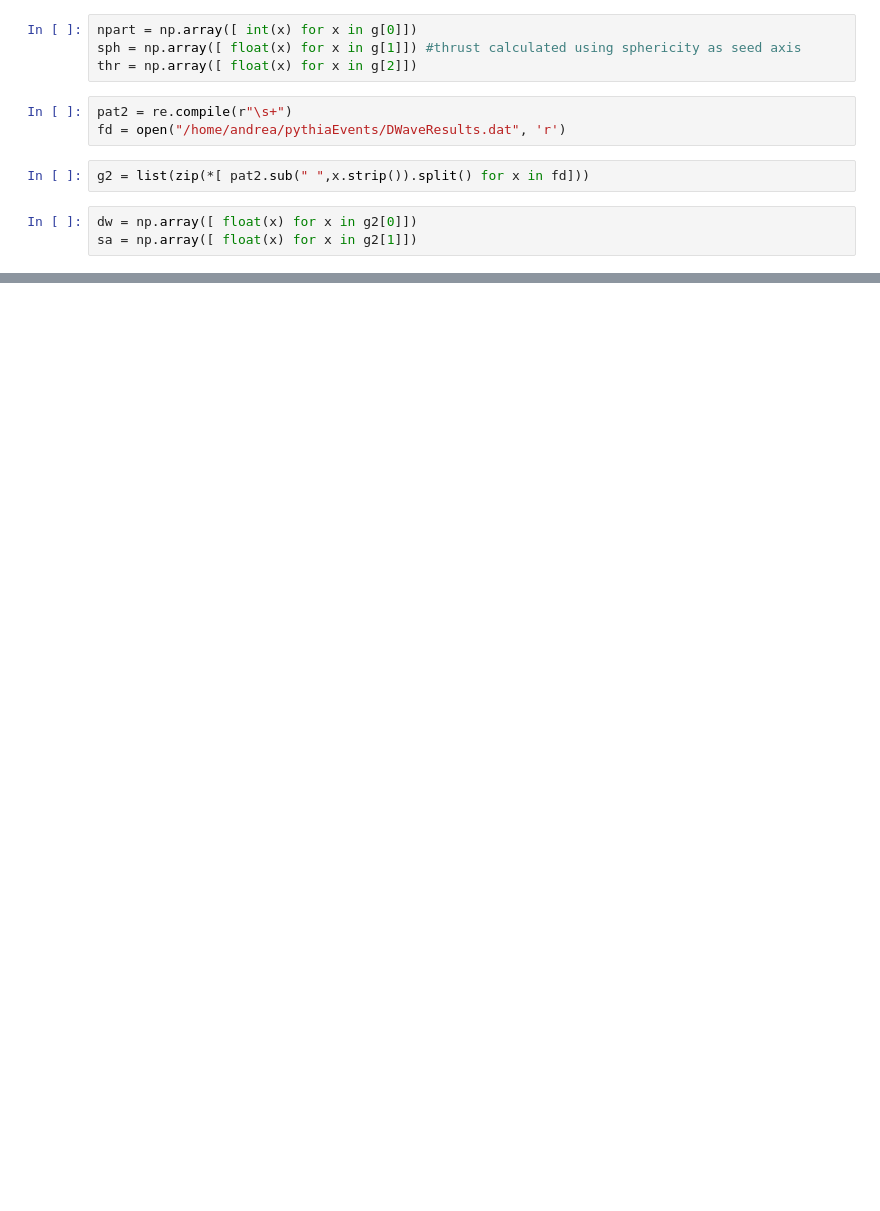
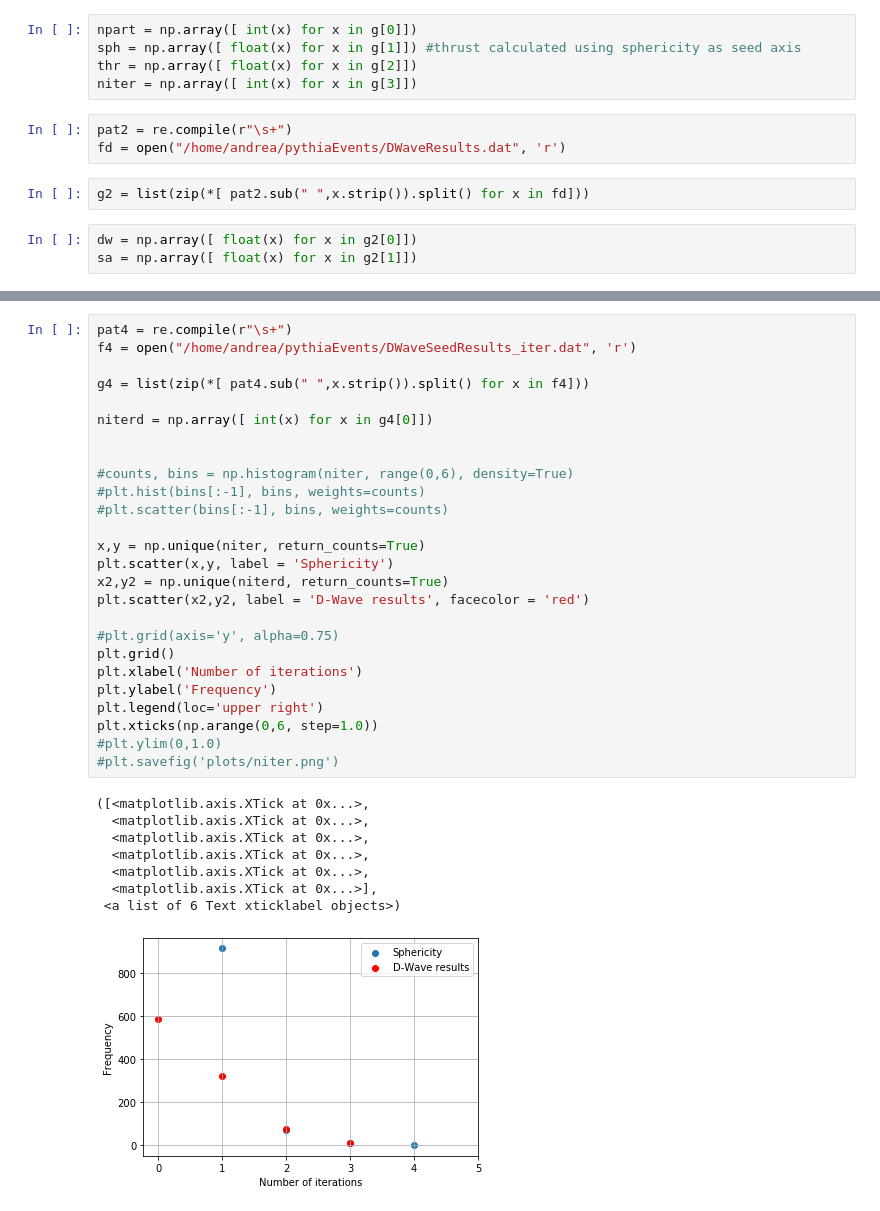
Before and after one commit to delgadoandrea/quantumjets, a Jupyter notebook: plot_results.ipynb, the cells around one changed output, grey strips where cells are left out. Saved outputs shown, nothing was run; the diff lists cells and outputs as text; blank space fills up the shorter version.

```diff
--- a/plot_results.ipynb
+++ b/plot_results.ipynb
@@ -18,6 +18,7 @@ g = list(zip(*[ pat.sub(" ",x.strip()).split() for x in f]))
 npart = np.array([ int(x) for x in g[0]])
 sph = np.array([ float(x) for x in g[1]]) #thrust calculated using sphericity as seed axis
 thr = np.array([ float(x) for x in g[2]])
+niter = np.array([ int(x) for x in g[3]])
 # %%
 pat2 = re.compile(r"\s+")
 fd = open("/home/andrea/pythiaEvents/DWaveResults.dat", 'r')
@@ -248,0 +221,35 @@ plt.show()
+# %%
+pat4 = re.compile(r"\s+")
+f4 = open("/home/andrea/pythiaEvents/DWaveSeedResults_iter.dat", 'r')
+
+g4 = list(zip(*[ pat4.sub(" ",x.strip()).split() for x in f4]))
+
+niterd = np.array([ int(x) for x in g4[0]])
+
+
+#counts, bins = np.histogram(niter, range(0,6), density=True)
+#plt.hist(bins[:-1], bins, weights=counts)
+#plt.scatter(bins[:-1], bins, weights=counts)
+
+x,y = np.unique(niter, return_counts=True)
+plt.scatter(x,y, label = 'Sphericity')
+x2,y2 = np.unique(niterd, return_counts=True)
+plt.scatter(x2,y2, label = 'D-Wave results', facecolor = 'red')
+
+#plt.grid(axis='y', alpha=0.75)
+plt.grid()
+plt.xlabel('Number of iterations')
+plt.ylabel('Frequency')
+plt.legend(loc='upper right')
+plt.xticks(np.arange(0,6, step=1.0))
+#plt.ylim(0,1.0)
+#plt.savefig('plots/niter.png')
+# %% [output]
+([<matplotlib.axis.XTick at 0x...>,
+  <matplotlib.axis.XTick at 0x...>,
+  <matplotlib.axis.XTick at 0x...>,
+  <matplotlib.axis.XTick at 0x...>,
+  <matplotlib.axis.XTick at 0x...>,
+  <matplotlib.axis.XTick at 0x...>],
+ <a list of 6 Text xticklabel objects>)
+[figure, added]
```
Also changed, not shown: parts of 13 cells of this notebook, 7 other files.
